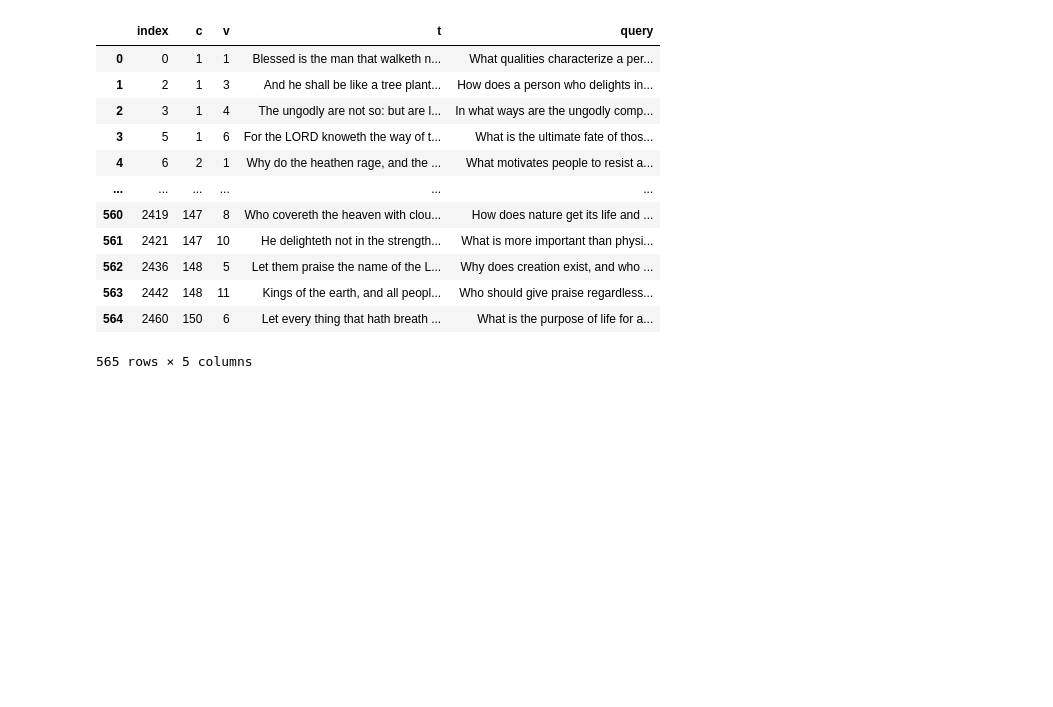
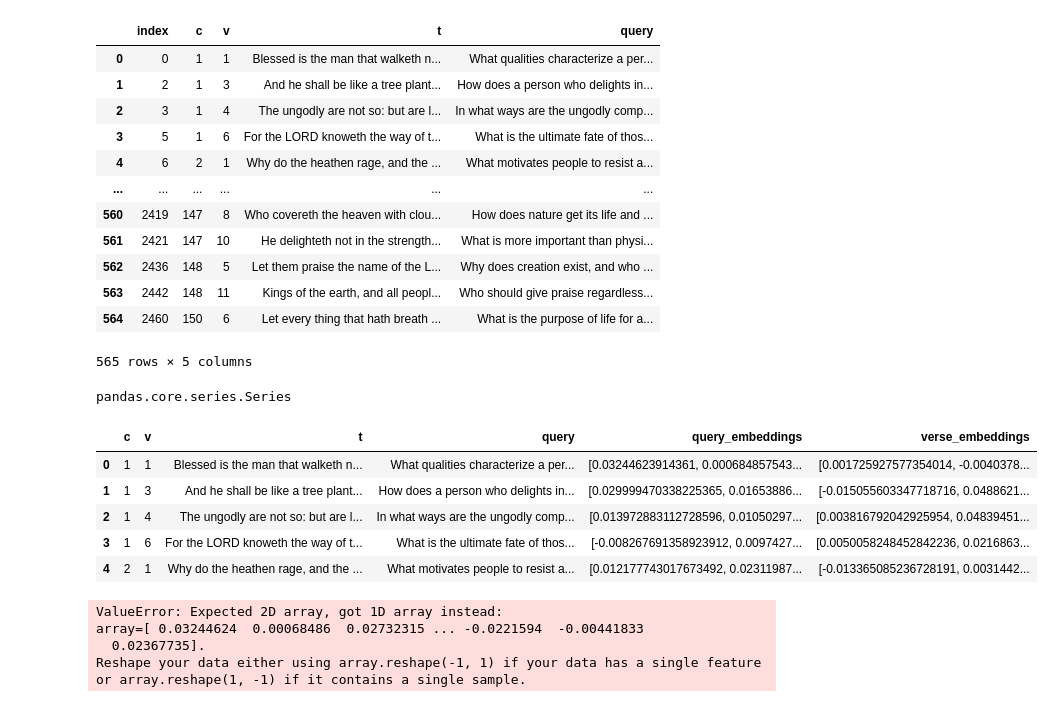
Before and after one commit to m-nicholasnu33/Project_3, a Jupyter notebook: project3.ipynb, the cells around one changed output. Saved outputs shown, nothing was run; the diff lists cells and outputs as text; code cells hidden in the pictures; blank space fills up the shorter version.

```diff
--- a/project3.ipynb
+++ b/project3.ipynb
@@ -800,3 +800,42 @@ filtered_df
 565 rows × 5 columns
 # %%
 filtered_df.to_csv('filtered_psalms.csv', index=False)
+# %%
+import openai
+import pandas as pd
+import os
+from dotenv import load_dotenv
+from sklearn.metrics.pairwise import cosine_similarity
+
+# Load environment variables from .env file
+load_dotenv()
+
+# Set your OpenAI API key
+openai.api_key = os.getenv("OPENAI_API_KEY")
+# %%
+type(filtered_df['query'])
+# %% [output]
+pandas.core.series.Series
+# %%
+def get_embeddings(texts):
+    response = openai.embeddings.create(
+        input=texts,
+        model="text-embedding-3-small"  # or any other appropriate model
+    )
+    return response
+
+# Get embeddings for the queries in filtered_df
+res = get_embeddings(filtered_df['query'])
+res2 = get_embeddings(filtered_df['t'])
+# %%
+filtered_df['query_embeddings']=[e.embedding for e in res.data]
+filtered_df['verse_embeddings']=[e.embedding for e in res2.data]
+# %%
+filtered_df.head()
+# %% [output]
+|  | c | v | t | query | query_embeddings | verse_embeddings |
+| 0 | 1 | 1 | Blessed is the man that walketh n... | What qualities characterize a per... | [0.03244623914361, 0.000684857543... | [0.001725927577354014, -0.0040378... |
+| 1 | 1 | 3 | And he shall be like a tree plant... | How does a person who delights in... | [0.029999470338225365, 0.01653886... | [-0.015055603347718716, 0.0488621... |
+| 2 | 1 | 4 | The ungodly are not so: but are l... | In what ways are the ungodly comp... | [0.013972883112728596, 0.01050297... | [0.003816792042925954, 0.04839451... |
+| 3 | 1 | 6 | For the LORD knoweth the way of t... | What is the ultimate fate of thos... | [-0.008267691358923912, 0.0097427... | [0.0050058248452842236, 0.0216863... |
+| 4 | 2 | 1 | Why do the heathen rage, and the ... | What motivates people to resist a... | [0.012177743017673492, 0.02311987... | [-0.013365085236728191, 0.0031442... |
@@ -802,0 +851,9 @@ filtered_df.to_csv('filtered_psalms.csv', index=False)
+# %%
+##filtered_df['scores'] = cosine_similarity(filtered_df['query_embeddings'].values,filtered_df['verse_embeddings'].values)
+
+filtered_df.iloc[0] = cosine_similarity(filtered_df['query_embeddings'].iloc[0],filtered_df['verse_embeddings'].iloc[0])
+# %% [output]
+ValueError: Expected 2D array, got 1D array instead:
+array=[ 0.03244624  0.00068486  0.02732315 ... -0.0221594  -0.00441833
+  0.02367735].
+Reshape your data either using array.reshape(-1, 1) if your data has a single feature or array.reshape(1, -1) if it contains a single sample.
```
Also changed, not shown: parts of 2 cells of this notebook.
